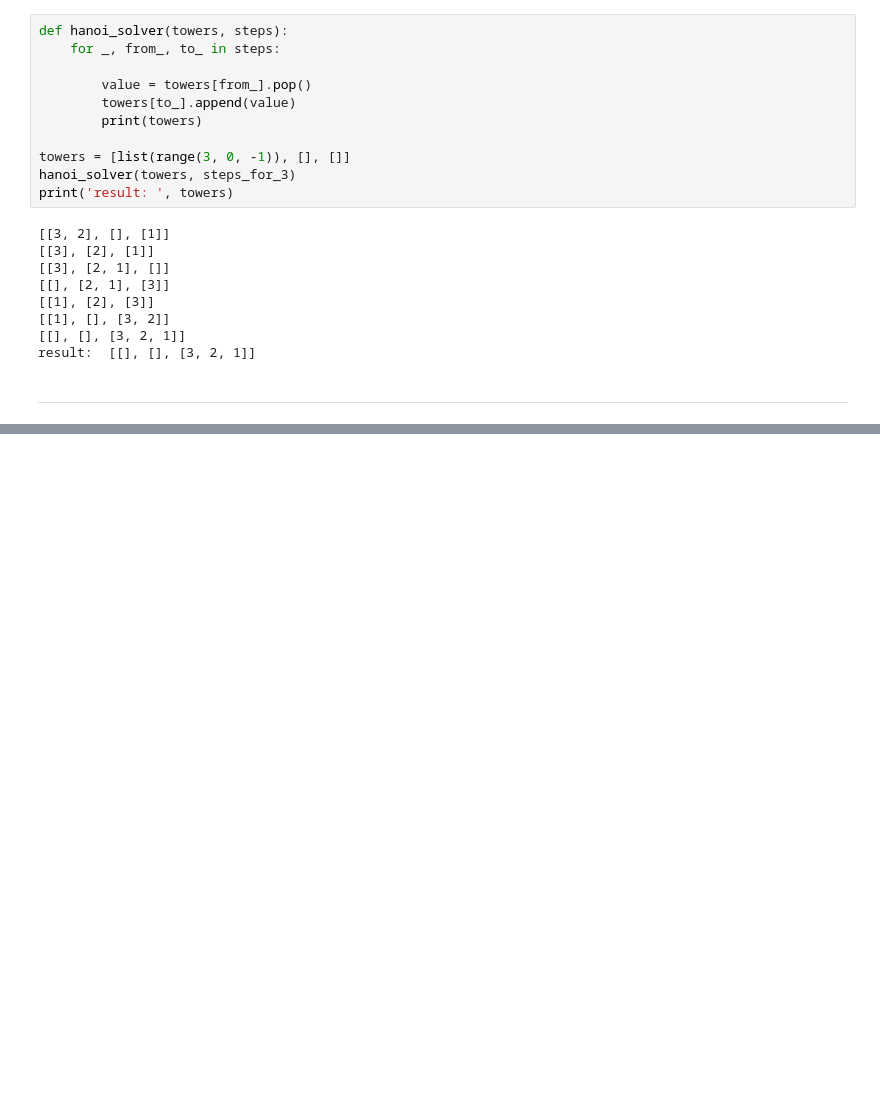
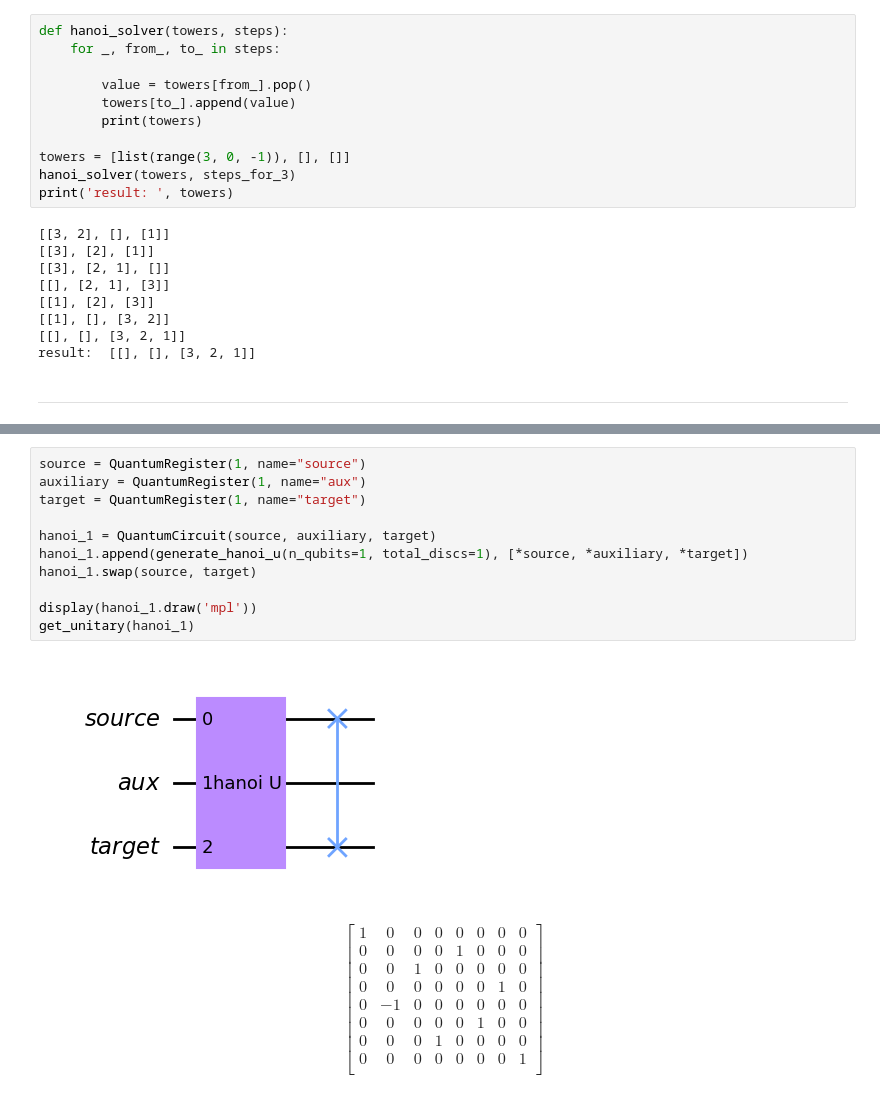
Before and after one commit to Dpbm/scientific-research-1-quantum-oracles, a Jupyter notebook: code/hanoi-tower.ipynb, the cells around one changed output, grey strips where cells are left out. Drawn from its saved outputs; the diff is of its cells as text; blank space fills up the shorter version.

```diff
--- a/code/hanoi-tower.ipynb
+++ b/code/hanoi-tower.ipynb
@@ -127,2 +127,27 @@ $$
  \end{bmatrix}
 $$
+# %%
+source = QuantumRegister(1, name="source")
+auxiliary = QuantumRegister(1, name="aux")
+target = QuantumRegister(1, name="target")
+
+hanoi_1 = QuantumCircuit(source, auxiliary, target)
+hanoi_1.append(generate_hanoi_u(n_qubits=1, total_discs=1), [*source, *auxiliary, *target])
+hanoi_1.swap(source, target)
+
+display(hanoi_1.draw('mpl'))
+get_unitary(hanoi_1)
+# %% [output]
+[figure, added]
+$$
+\begin{bmatrix}
+1 & 0 & 0 & 0 & 0 & 0 & 0 & 0  \\
+ 0 & 0 & 0 & 0 & 1 & 0 & 0 & 0  \\
+ 0 & 0 & 1 & 0 & 0 & 0 & 0 & 0  \\
+ 0 & 0 & 0 & 0 & 0 & 0 & 1 & 0  \\
+ 0 & -1 & 0 & 0 & 0 & 0 & 0 & 0  \\
+ 0 & 0 & 0 & 0 & 0 & 1 & 0 & 0  \\
+ 0 & 0 & 0 & 1 & 0 & 0 & 0 & 0  \\
+ 0 & 0 & 0 & 0 & 0 & 0 & 0 & 1  \\
+ \end{bmatrix}
+$$
```
Also changed, not shown: parts of 6 cells of this notebook.
